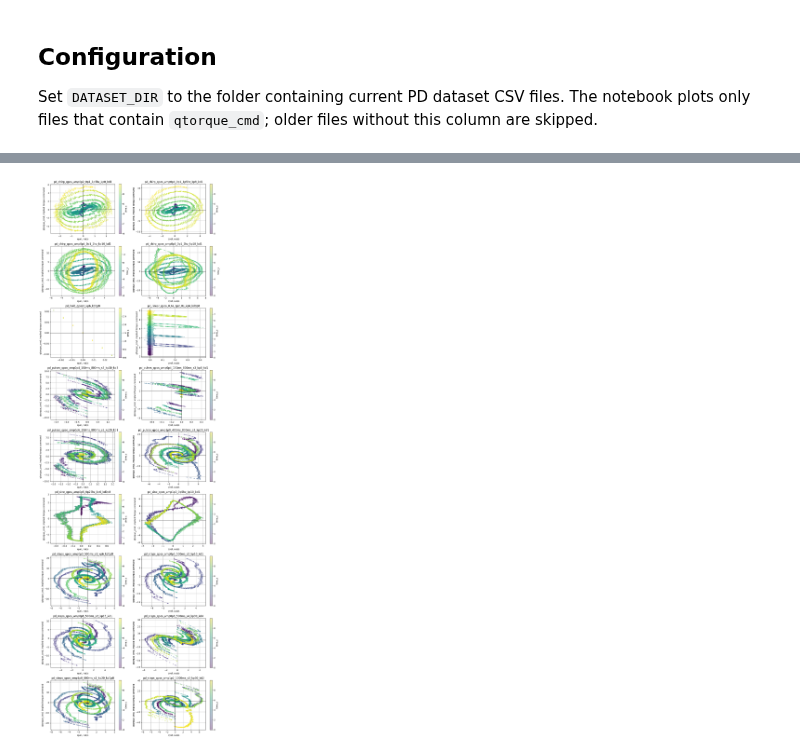
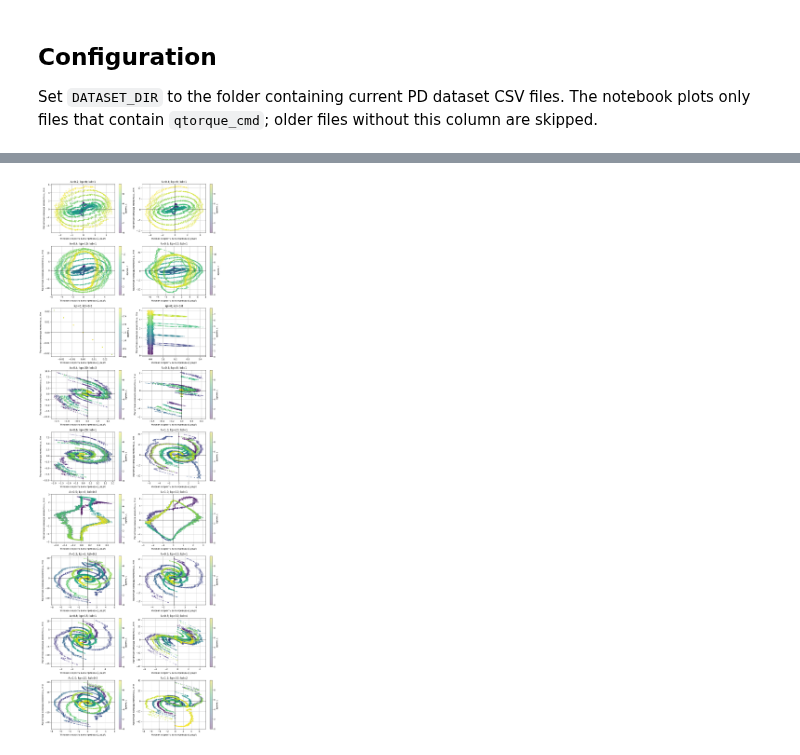
Before and after one commit to tndrd/encos-sys-id, a Jupyter notebook: scripts/evaluate_dataset.ipynb, the cells around one changed output, grey strips where cells are left out. Saved outputs shown, nothing was run; the diff lists cells and outputs as text; code cells hidden in the pictures.

```diff
--- a/scripts/evaluate_dataset.ipynb
+++ b/scripts/evaluate_dataset.ipynb
@@ -111,0 +151,36 @@ plt.show()
+# %%
+groups = ["а) Чирп-сигналы", "б) Импульсные воздействия", "в) Ступенчатые воздействия"]
+grouped = {
+    group: [(name, df) for name, df in datasets.items() if trajectory_group(name) == group]
+    for group in groups
+}
+xlim = all_data["qvel"].quantile([0.005, 0.995]).to_numpy()
+ylim = all_data[TORQUE_COLUMN].quantile([0.005, 0.995]).to_numpy()
+
+fig, axes = plt.subplots(3, 1, figsize=(7.4, 10.2), sharex=True, sharey=True)
+
+for ax, group in zip(axes, groups):
+    for idx, (name, df) in enumerate(grouped[group]):
+        ax.scatter(
+            df["qvel"],
+            df[TORQUE_COLUMN],
+            s=3,
+            alpha=0.35,
+            color=f"C{idx}",
+            label=trajectory_title(name),
+            rasterized=True,
+        )
+    ax.axhline(0, color="black", linewidth=0.6)
+    ax.axvline(0, color="black", linewidth=0.6)
+    ax.set_xlim(xlim)
+    ax.set_ylim(ylim)
+    ax.set_title(group, fontsize=10)
+    legend = ax.legend(fontsize=7, loc="upper right", frameon=True, markerscale=3)
+    for handle in legend.legend_handles:
+        handle.set_alpha(1.0)
+
+fig.supxlabel(QVEL_LABEL)
+fig.supylabel(TORQUE_LABEL)
+fig.suptitle("Покрытие пространства режимов разными типами возбуждающих воздействий", y=0.995)
+fig.tight_layout()
+save_dissertation_figure(fig, "history_dataset_excitation_families")
@@ -112,29 +208,29 @@ plt.show()
 # %%
 cols = 2
 rows = int(np.ceil(len(datasets) / cols))
 fig, axes = plt.subplots(rows, cols, figsize=(12, 4 * rows), squeeze=False)
 
 for axis, (name, df) in zip(axes.ravel(), datasets.items()):
     scatter = axis.scatter(
         df["qvel"],
         df["qtorque_cmd"],
         c=df["time_s"],
         cmap="viridis",
         s=POINT_SIZE,
         alpha=POINT_ALPHA,
     )
     axis.axhline(0, color="black", linewidth=0.8)
     axis.axvline(0, color="black", linewidth=0.8)
-    axis.set_title(name)
-    axis.set_xlabel("qvel, rad/s")
-    axis.set_ylabel("qtorque_cmd, implied torque command")
+    axis.set_title(trajectory_title(name) or name)
+    axis.set_xlabel(QVEL_LABEL)
+    axis.set_ylabel(TORQUE_LABEL)
     axis.grid()
-    fig.colorbar(scatter, ax=axis, label="time_s")
+    fig.colorbar(scatter, ax=axis, label="время, с")
 
 for axis in axes.ravel()[len(datasets):]:
     axis.axis("off")
 
 plt.tight_layout()
 plt.show()
 # %% [output]
-[figure, old version]
+[figure, new version]
```
Also changed, not shown: parts of 5 cells of this notebook, 24 other files.
